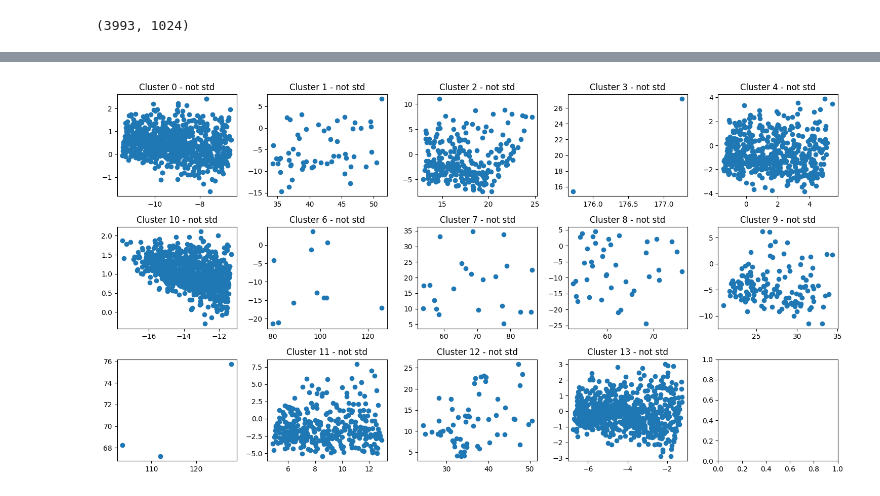
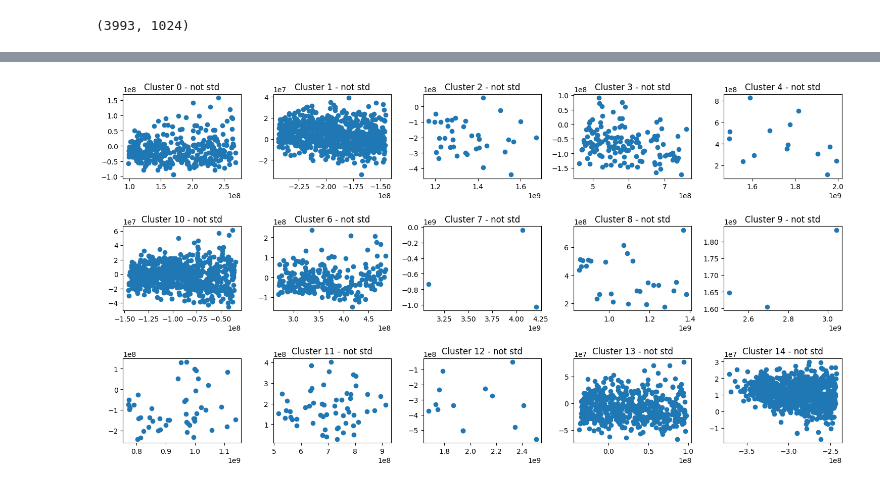
Before and after one commit to afloresep/HMDB-clustering, a Jupyter notebook: code/test.ipynb, the cells around one changed output, grey strips where cells are left out. Drawn from its saved outputs; the diff is of its cells as text; code cells hidden in the pictures.

Commit message:
fixing plotting for std and not std

```diff
--- a/code/test.ipynb
+++ b/code/test.ipynb
@@ -24,12 +25,12 @@ from sklearn.cluster import KMeans
 # %%
 # Load Data
 
-df = pd.read_excel('MR1_map4-clean.xlsx') # xlsx is not ideal , is easier to convert here than in Excel
+df = pd.read_excel('../datasets/MR1_map4-clean.xlsx') # xlsx is not ideal , is easier to convert here than in Excel
 
 # Save the DataFrame to CSV format with comma as the delimiter
-df.to_csv('MR1_map4-clean.csv', index=False)  # Set index=False to exclude row numbers in the CSV
+df.to_csv('../datasets/MR1_map4-clean.csv', index=False)  # Set index=False to exclude row numbers in the CSV
 
-df = pd.read_csv('MR1_map4-clean.csv')
+df = pd.read_csv('../datasets/MR1_map4-clean.csv')
 
 df.head()
 # %% [output]
@@ -131,7 +131,7 @@ results_df
 3993 rows × 5 columns
 # %%
 # Apply k-means clustering
-num_clusters = 14 # Best K = 6
+num_clusters = 15 # Best K = 6
 kmeans = KMeans(n_init = 500, n_clusters=num_clusters, random_state = 42)
 # %%
 label_not_std = kmeans.fit_predict(pca_not_std)
@@ -154,7 +156,7 @@ label_std = kmeans.fit_predict(pca_std)
 # label (cluster assigned) for each molecule giving the coordinates (PCA_1 and PCA_2)
 # Compute cluster centers and predict cluster index for each sample.
 
-results_df['cluster-std'] = label_std
+results_df['cluster-not_std'] = label_std
 centroids_std = kmeans.cluster_centers_
 
 label_std # Cluster predicted for each sample for std data
@@ -280,61 +389,57 @@ cluster_0
 # %%
-# Assuming you have 7 DataFrames named df1, df2, ..., df7
-# Each DataFrame has 'X' and 'Y' columns
-
-data_frames = [cluster_0, cluster_1, cluster_2, cluster_3, cluster_4, cluster_5]
-titles = ['cluster_0', 'cluster_1', 'cluster_2', 'cluster_3', 'cluster_4', 'cluster_5']
-
-# Create a 2x4 grid layout for 6 subplots
+# Rows and columns for subplotting
 num_rows = 3
 num_cols = 5
 fig, axis = plt.subplots(num_rows, num_cols, figsize=(15, 8))
 
 
-
-axis[0, 0].scatter(cluster_0.iloc[:,3], cluster_0.iloc[:,4])
+axis[0, 0].scatter(cluster_0.iloc[:,1], cluster_0.iloc[:,2])
 axis[0, 0].set_title("Cluster 0 - not std")
 
-axis[0, 1].scatter(cluster_1.iloc[:,3], cluster_1.iloc[:,4])
+axis[0, 1].scatter(cluster_1.iloc[:,1], cluster_1.iloc[:,2])
 axis[0, 1].set_title("Cluster 1 - not std")
 
-axis[0, 2].scatter(cluster_2.iloc[:,3], cluster_2.iloc[:,4])
+axis[0, 2].scatter(cluster_2.iloc[:,1], cluster_2.iloc[:, 2])
 axis[0, 2].set_title("Cluster 2 - not std")
 
-axis[0, 3].scatter(cluster_3.iloc[:,3], cluster_3.iloc[:,4])
+axis[0, 3].scatter(cluster_3.iloc[:,1], cluster_3.iloc[:, 2])
 axis[0, 3].set_title("Cluster 3 - not std")
 
-axis[0, 4].scatter(cluster_4.iloc[:,3], cluster_4.iloc[:,4])
+axis[0, 4].scatter(cluster_4.iloc[:,1], cluster_4.iloc[:, 2])
 axis[0, 4].set_title("Cluster 4 - not std")
 
-axis[1, 0].scatter(cluster_5.iloc[:,3], cluster_5.iloc[:,4])
+axis[1, 0].scatter(cluster_5.iloc[:,1], cluster_5.iloc[:,2])
 axis[1, 0].set_title("Cluster 5 - not std")
 
-axis[1, 1].scatter(cluster_6.iloc[:,3], cluster_6.iloc[:,4])
+axis[1, 1].scatter(cluster_6.iloc[:,1], cluster_6.iloc[:,2])
 axis[1, 1].set_title("Cluster 6 - not std")
 
-axis[1, 2].scatter(cluster_7.iloc[:,3], cluster_7.iloc[:,4])
+axis[1, 2].scatter(cluster_7.iloc[:,1], cluster_7.iloc[:,2])
 axis[1, 2].set_title("Cluster 7 - not std")
 
-axis[1, 3].scatter(cluster_8.iloc[:,3], cluster_8.iloc[:,4])
+axis[1, 3].scatter(cluster_8.iloc[:,1], cluster_8.iloc[:,2])
 axis[1, 3].set_title("Cluster 8 - not std")
 
-axis[1, 4].scatter(cluster_9.iloc[:,3], cluster_9.iloc[:,4])
+axis[1, 4].scatter(cluster_9.iloc[:,1], cluster_9.iloc[:,2])
 axis[1, 4].set_title("Cluster 9 - not std")
 
-axis[2, 0].scatter(cluster_10.iloc[:,3], cluster_10.iloc[:,4])
+axis[2, 0].scatter(cluster_10.iloc[:,1], cluster_10.iloc[:,2])
 axis[1, 0].set_title("Cluster 10 - not std")
 
-axis[2, 1].scatter(cluster_11.iloc[:,3], cluster_11.iloc[:,4])
+axis[2, 1].scatter(cluster_11.iloc[:,1], cluster_11.iloc[:,2])
 axis[2, 1].set_title("Cluster 11 - not std")
 
-axis[2, 2].scatter(cluster_12.iloc[:,3], cluster_12.iloc[:,4])
+axis[2, 2].scatter(cluster_12.iloc[:,1], cluster_12.iloc[:,2])
 axis[2, 2].set_title("Cluster 12 - not std")
 
-axis[2, 3].scatter(cluster_13.iloc[:,3], cluster_13.iloc[:,4])
+axis[2, 3].scatter(cluster_13.iloc[:,1], cluster_13.iloc[:,2])
 axis[2, 3].set_title("Cluster 13 - not std")
+
+axis[2, 4].scatter(cluster_14.iloc[:,1], cluster_14.iloc[:,2])
+axis[2, 4].set_title("Cluster 14 - not std")
 
 # Combine all the operations and display
 plt.tight_layout()
 plt.show()
 # %% [output]
-[figure, old version]
+[figure, new version]
```
Also changed, not shown: parts of 22 cells of this notebook, 1 other file.
